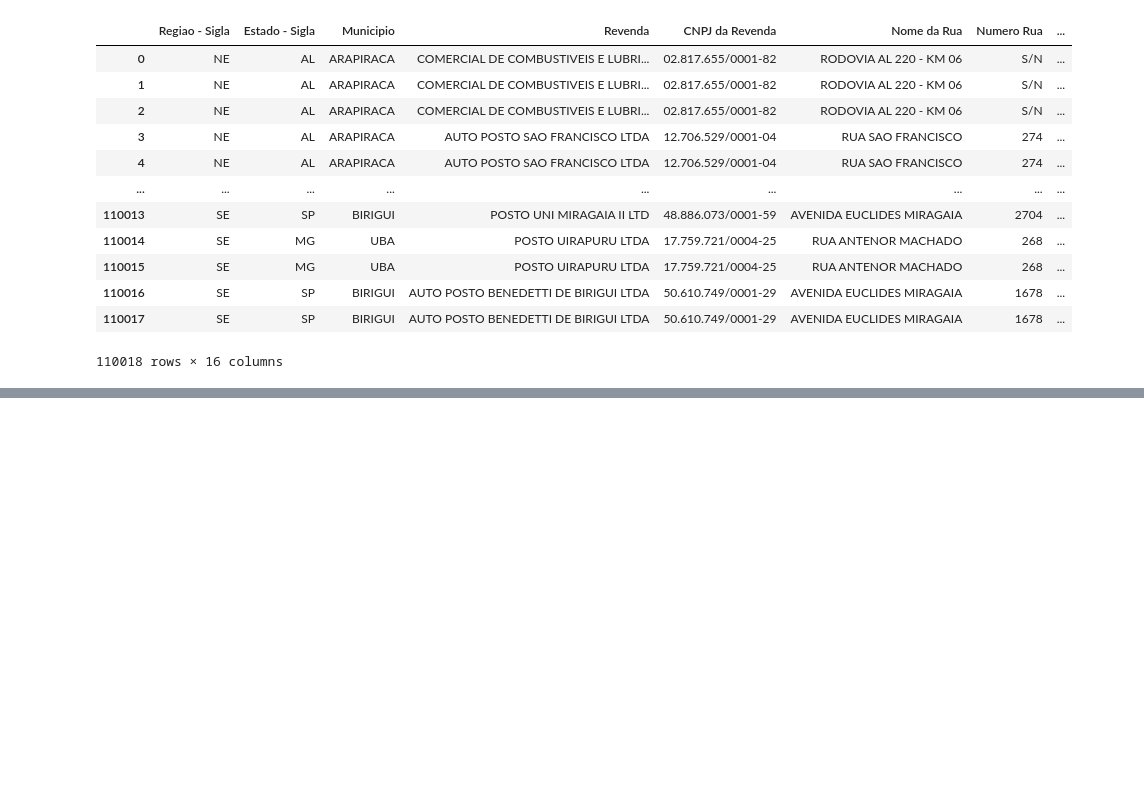
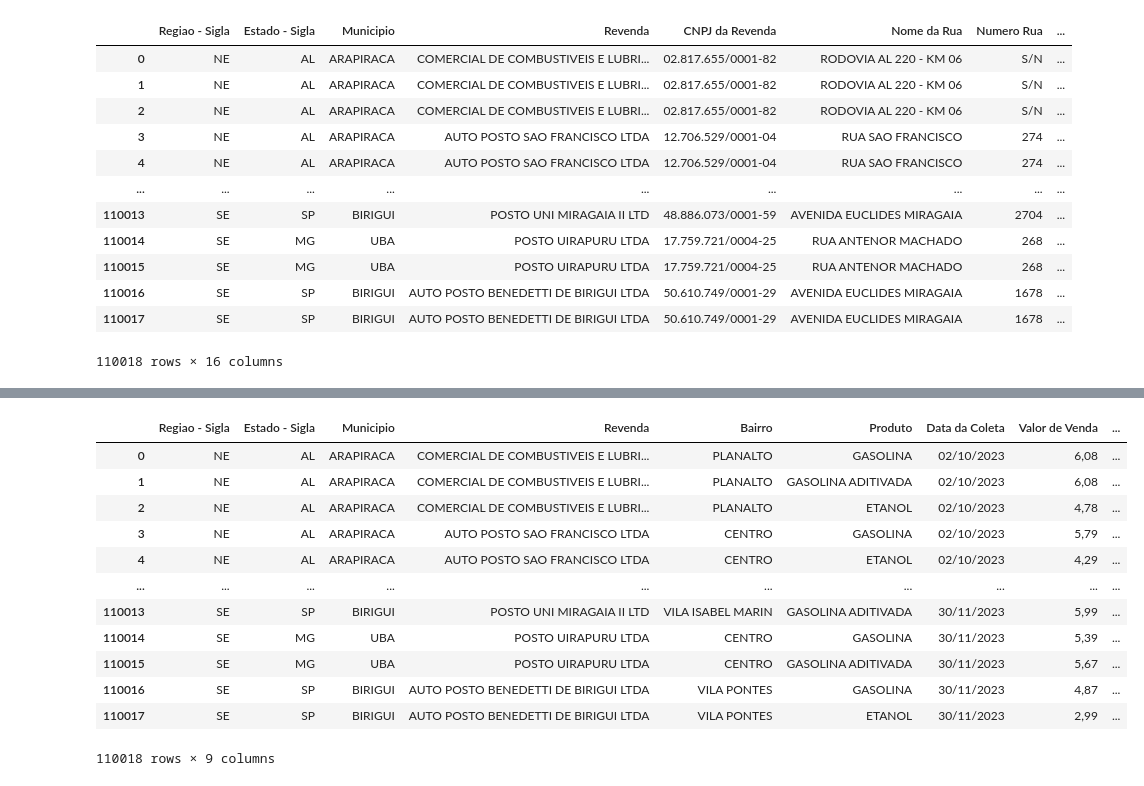
Before and after one commit to arthurlorran1/Projeto-4, a Jupyter notebook: presentation/notebook.ipynb, the cells around one changed output, grey strips where cells are left out. Drawn from its saved outputs; the diff is of its cells as text; code cells hidden in the pictures; blank space fills up the shorter version.

```diff
--- a/presentation/notebook.ipynb
+++ b/presentation/notebook.ipynb
@@ -83,0 +96,17 @@ etanol
+# %%
+etanol.drop(['Cep','CNPJ da Revenda','Valor de Compra','Unidade de Medida','Complemento','Numero Rua','Nome da Rua'], inplace=True, axis='columns')
+etanol
+# %% [output]
+|  | Regiao - Sigla | Estado - Sigla | Municipio | Revenda | Bairro | Produto | Data da Coleta | Valor de Venda | ... |
+| 0 | NE | AL | ARAPIRACA | COMERCIAL DE COMBUSTIVEIS E LUBRI... | PLANALTO | GASOLINA | 02/10/2023 | 6,08 | ... |
+| 1 | NE | AL | ARAPIRACA | COMERCIAL DE COMBUSTIVEIS E LUBRI... | PLANALTO | GASOLINA ADITIVADA | 02/10/2023 | 6,08 | ... |
+| 2 | NE | AL | ARAPIRACA | COMERCIAL DE COMBUSTIVEIS E LUBRI... | PLANALTO | ETANOL | 02/10/2023 | 4,78 | ... |
+| 3 | NE | AL | ARAPIRACA | AUTO POSTO SAO FRANCISCO LTDA | CENTRO | GASOLINA | 02/10/2023 | 5,79 | ... |
+| 4 | NE | AL | ARAPIRACA | AUTO POSTO SAO FRANCISCO LTDA | CENTRO | ETANOL | 02/10/2023 | 4,29 | ... |
+| ... | ... | ... | ... | ... | ... | ... | ... | ... | ... |
+| 110013 | SE | SP | BIRIGUI | POSTO UNI MIRAGAIA II LTD | VILA ISABEL MARIN | GASOLINA ADITIVADA | 30/11/2023 | 5,99 | ... |
+| 110014 | SE | MG | UBA | POSTO UIRAPURU LTDA | CENTRO | GASOLINA | 30/11/2023 | 5,39 | ... |
+| 110015 | SE | MG | UBA | POSTO UIRAPURU LTDA | CENTRO | GASOLINA ADITIVADA | 30/11/2023 | 5,67 | ... |
+| 110016 | SE | SP | BIRIGUI | AUTO POSTO BENEDETTI DE BIRIGUI LTDA | VILA PONTES | GASOLINA | 30/11/2023 | 4,87 | ... |
+| 110017 | SE | SP | BIRIGUI | AUTO POSTO BENEDETTI DE BIRIGUI LTDA | VILA PONTES | ETANOL | 30/11/2023 | 2,99 | ... |
+110018 rows × 9 columns
```
Also changed, not shown: parts of 5 cells of this notebook.
